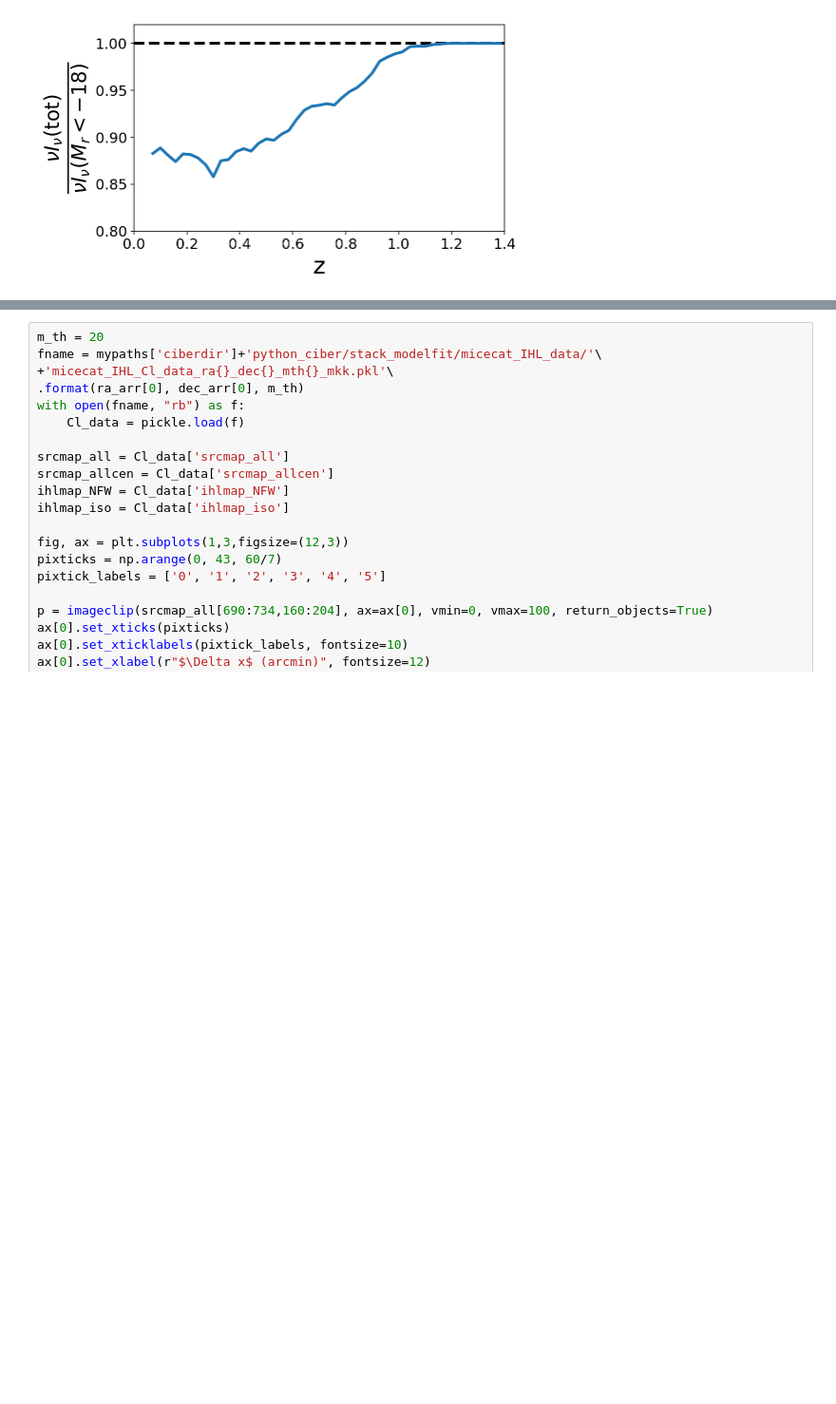
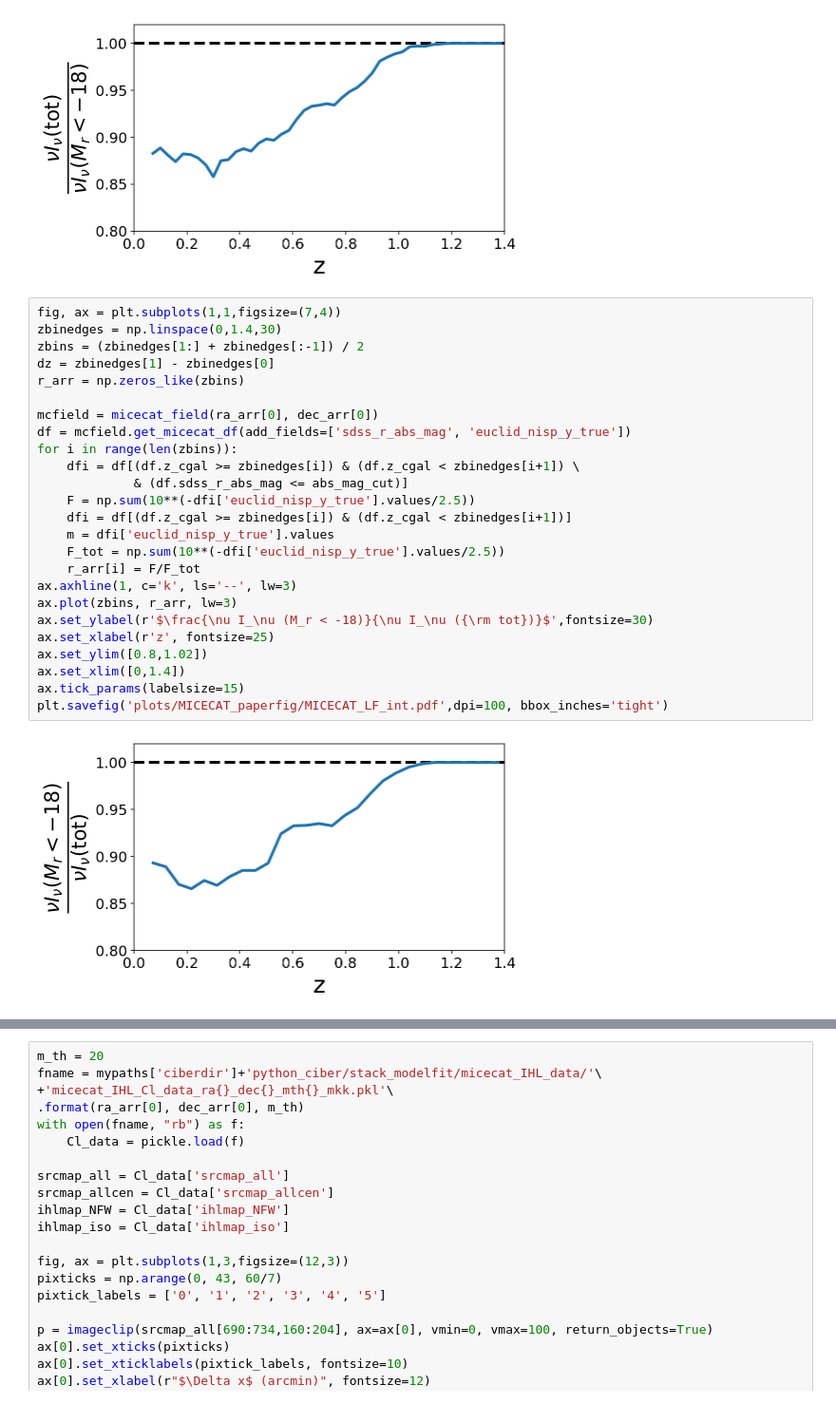
Before and after one commit to yuntingcheng/python_ciber, a Jupyter notebook: stack_modelfit/MICECAT_paperfigs.ipynb, the cells around one changed output, grey strips where cells are left out. Shown at 95% size. Cells and saved outputs as stored; diff of their text form; blank space fills up the shorter version.

```diff
--- a/stack_modelfit/MICECAT_paperfigs.ipynb
+++ b/stack_modelfit/MICECAT_paperfigs.ipynb
@@ -95,3 +94,30 @@ plt.savefig('plots/MICECAT_paperfig/MICECAT_LF_int.pdf',dpi=100, bbox_inches='ti
 # %% [output]
 [figure]
 [figure]
+# %%
+fig, ax = plt.subplots(1,1,figsize=(7,4))
+zbinedges = np.linspace(0,1.4,30)
+zbins = (zbinedges[1:] + zbinedges[:-1]) / 2
+dz = zbinedges[1] - zbinedges[0]
+r_arr = np.zeros_like(zbins)
+
+mcfield = micecat_field(ra_arr[0], dec_arr[0])
+df = mcfield.get_micecat_df(add_fields=['sdss_r_abs_mag', 'euclid_nisp_y_true'])
+for i in range(len(zbins)):
+    dfi = df[(df.z_cgal >= zbinedges[i]) & (df.z_cgal < zbinedges[i+1]) \
+             & (df.sdss_r_abs_mag <= abs_mag_cut)]
+    F = np.sum(10**(-dfi['euclid_nisp_y_true'].values/2.5))
+    dfi = df[(df.z_cgal >= zbinedges[i]) & (df.z_cgal < zbinedges[i+1])]
+    m = dfi['euclid_nisp_y_true'].values
+    F_tot = np.sum(10**(-dfi['euclid_nisp_y_true'].values/2.5))
+    r_arr[i] = F/F_tot
+ax.axhline(1, c='k', ls='--', lw=3)
+ax.plot(zbins, r_arr, lw=3)
+ax.set_ylabel(r'$\frac{\nu I_\nu (M_r < -18)}{\nu I_\nu ({\rm tot})}$',fontsize=30)
+ax.set_xlabel(r'z', fontsize=25)
+ax.set_ylim([0.8,1.02])
+ax.set_xlim([0,1.4])
+ax.tick_params(labelsize=15)
+plt.savefig('plots/MICECAT_paperfig/MICECAT_LF_int.pdf',dpi=100, bbox_inches='tight')
+# %% [output]
+[figure, added]
```
Also changed, not shown: parts of 5 cells of this notebook, 3 other files.
